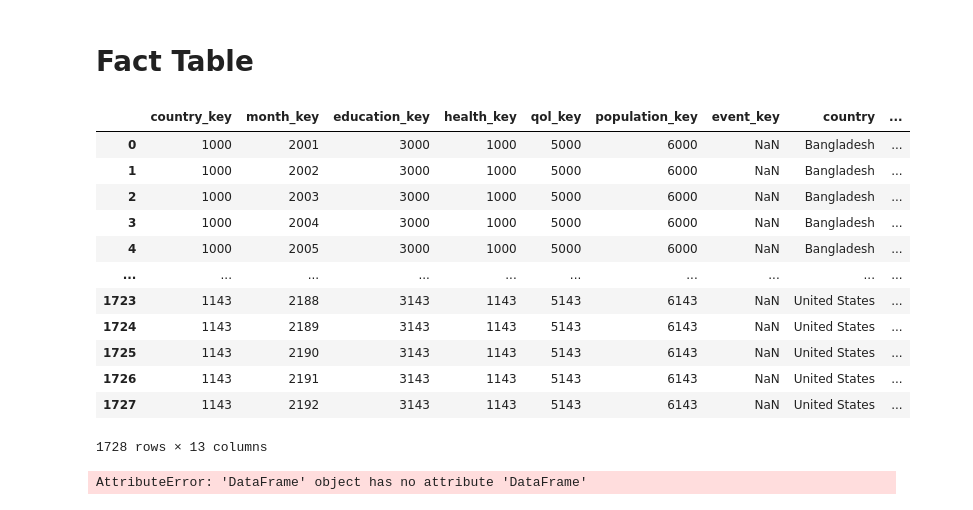
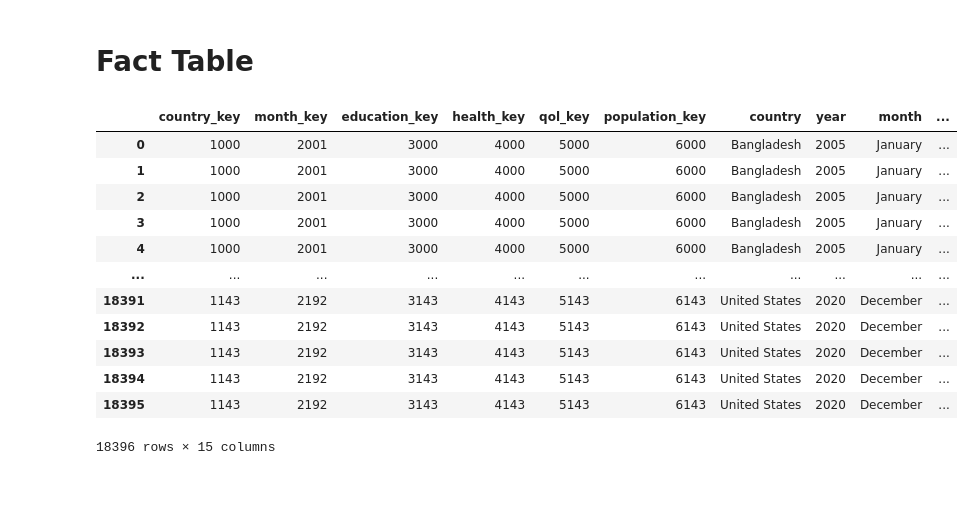
Before and after one commit to angusryoung/CSI4142-world-health-project, a Jupyter notebook: CSI4142.ipynb, the cells around one changed output. Drawn from its saved outputs; the diff is of its cells as text; code cells hidden in the pictures.

```diff
--- a/CSI4142.ipynb
+++ b/CSI4142.ipynb
@@ -758,7 +758,7 @@ event_dimension_df.tail(10)
 # Fact Table
 # %%
 fact_table_df = pd.DataFrame(
-    columns = ["country_key","month_key","education_key", "health_key","qol_key","population_key","event_key"]
+    columns = ["country_key","month_key","education_key", "health_key","qol_key","population_key"]
 )
 # %%
 dict_qol = {
@@ -870,19 +849,27 @@ for country in country_list:
-# %%
-fact_table_df
-# %% [output]
-|  | country_key | month_key | education_key | health_key | qol_key | population_key | event_key | country | ... |
-| 0 | 1000 | 2001 | 3000 | 1000 | 5000 | 6000 | NaN | Bangladesh | ... |
-| 1 | 1000 | 2002 | 3000 | 1000 | 5000 | 6000 | NaN | Bangladesh | ... |
-| 2 | 1000 | 2003 | 3000 | 1000 | 5000 | 6000 | NaN | Bangladesh | ... |
-| 3 | 1000 | 2004 | 3000 | 1000 | 5000 | 6000 | NaN | Bangladesh | ... |
-| 4 | 1000 | 2005 | 3000 | 1000 | 5000 | 6000 | NaN | Bangladesh | ... |
-| ... | ... | ... | ... | ... | ... | ... | ... | ... | ... |
-| 1723 | 1143 | 2188 | 3143 | 1143 | 5143 | 6143 | NaN | United States | ... |
-| 1724 | 1143 | 2189 | 3143 | 1143 | 5143 | 6143 | NaN | United States | ... |
-| 1725 | 1143 | 2190 | 3143 | 1143 | 5143 | 6143 | NaN | United States | ... |
-| 1726 | 1143 | 2191 | 3143 | 1143 | 5143 | 6143 | NaN | United States | ... |
-| 1727 | 1143 | 2192 | 3143 | 1143 | 5143 | 6143 | NaN | United States | ... |
-1728 rows × 13 columns
+# %%
+events = event_dimension_df.drop(['Name','Disaster_group','Disaster_subgroup','Disaster_type','Start_date','End_date','Start_month','End_month','Total_deaths','Num_injured'], axis=1)
+events['Surrogate_year'] = events['Surrogate_year'].astype(str)
+fact_table = pd.merge(fact_table_df, events,  how='left', left_on=['year','country'], right_on = ['Surrogate_year','Surrogate_country'])
+
+for idx, row in fact_table.iterrows():
+    if pd.isna(row.Event_key):
+        fact_table.iat[idx,12] = 2523
+
+fact_table
+# %% [output]
+|  | country_key | month_key | education_key | health_key | qol_key | population_key | country | year | month | ... |
+| 0 | 1000 | 2001 | 3000 | 4000 | 5000 | 6000 | Bangladesh | 2005 | January | ... |
+| 1 | 1000 | 2001 | 3000 | 4000 | 5000 | 6000 | Bangladesh | 2005 | January | ... |
+| 2 | 1000 | 2001 | 3000 | 4000 | 5000 | 6000 | Bangladesh | 2005 | January | ... |
+| 3 | 1000 | 2001 | 3000 | 4000 | 5000 | 6000 | Bangladesh | 2005 | January | ... |
+| 4 | 1000 | 2001 | 3000 | 4000 | 5000 | 6000 | Bangladesh | 2005 | January | ... |
+| ... | ... | ... | ... | ... | ... | ... | ... | ... | ... | ... |
+| 18391 | 1143 | 2192 | 3143 | 4143 | 5143 | 6143 | United States | 2020 | December | ... |
+| 18392 | 1143 | 2192 | 3143 | 4143 | 5143 | 6143 | United States | 2020 | December | ... |
+| 18393 | 1143 | 2192 | 3143 | 4143 | 5143 | 6143 | United States | 2020 | December | ... |
+| 18394 | 1143 | 2192 | 3143 | 4143 | 5143 | 6143 | United States | 2020 | December | ... |
+| 18395 | 1143 | 2192 | 3143 | 4143 | 5143 | 6143 | United States | 2020 | December | ... |
+18396 rows × 15 columns
 # %%
 # Removing surrogate keys
 country_dimension_df = country_dimension_df.drop(['Surrogate_year'], axis=1)
@@ -890,8 +877,8 @@ education_df = education_df.drop(['surr_year', 'surr_country'], axis=1)
 health_df = health_df.drop(['surr_year', 'surr_country'], axis=1)
 qol_df = qol_df.drop(["surr_country","surr_year"], axis=1)
 pop_df = pop_df.drop(['surr_year', 'surr_country'], axis=1)
-# event_dimension_df = event_dimension_df(['Surrogate_year','Surrogate_country'], axis=1)
-
+fact_table = fact_table.drop(['Surrogate_year','Surrogate_country','year','country','month'], axis=1)
+event_dimension_df = event_dimension_df.drop(['Surrogate_year','Surrogate_country'], axis=1)
 # Creating csv of clean data for data mart
 country_dimension_df.to_csv('clean_data/country.csv', index=False)
 month_df.to_csv('clean_data/month.csv', index=False)
@@ -899,6 +886,5 @@ education_df.to_csv('clean_data/education.csv', index=False)
 health_df.to_csv('clean_data/health.csv', index=False)
 qol_df.to_csv('clean_data/quality_of_life.csv', index=False)
 pop_df.to_csv('clean_data/population.csv', index=False)
-# event_dimension_df.to_csv('clean_data/event.csv', index=False)
+event_dimension_df.to_csv('clean_data/event.csv', index=False)
+fact_table.to_csv('clean_data/fact_table.csv', index=False)
-# %% [output]
-AttributeError: 'DataFrame' object has no attribute 'DataFrame'
```
Also changed, not shown: parts of 3 cells of this notebook, 3 other files.
